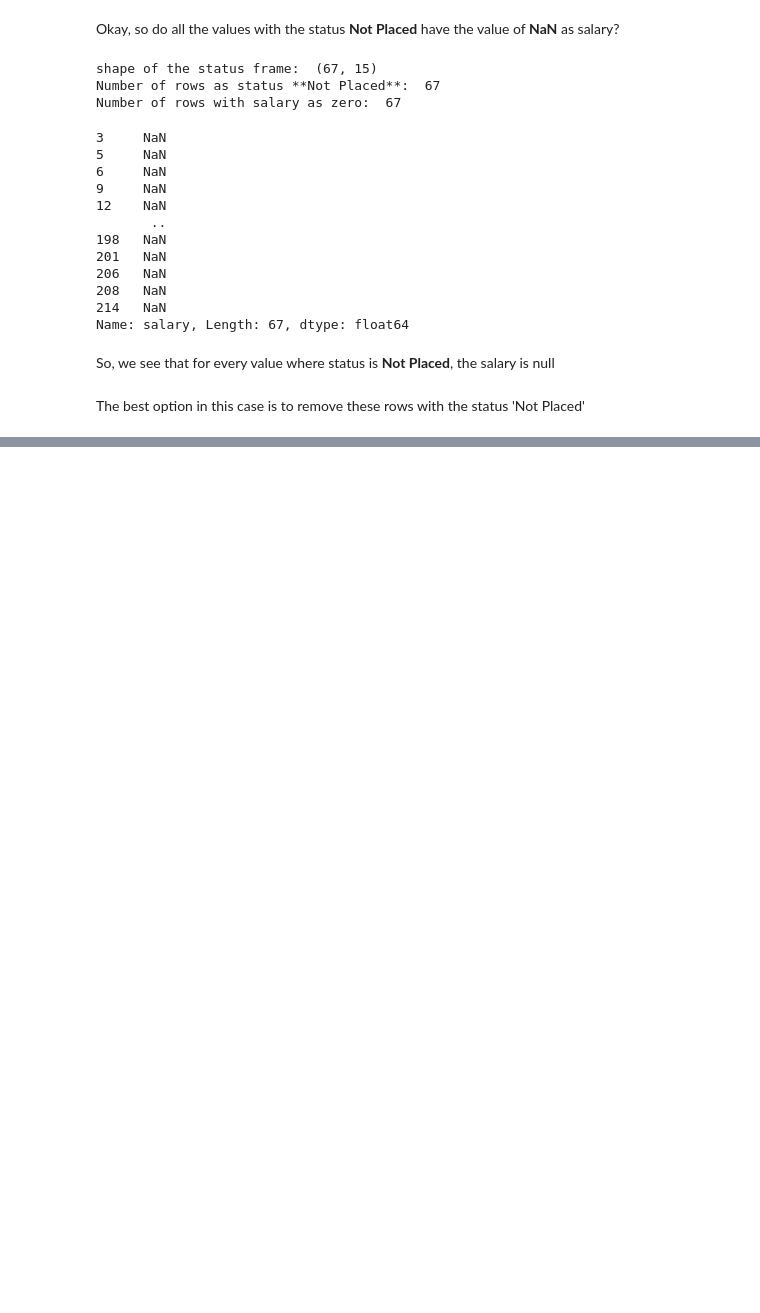
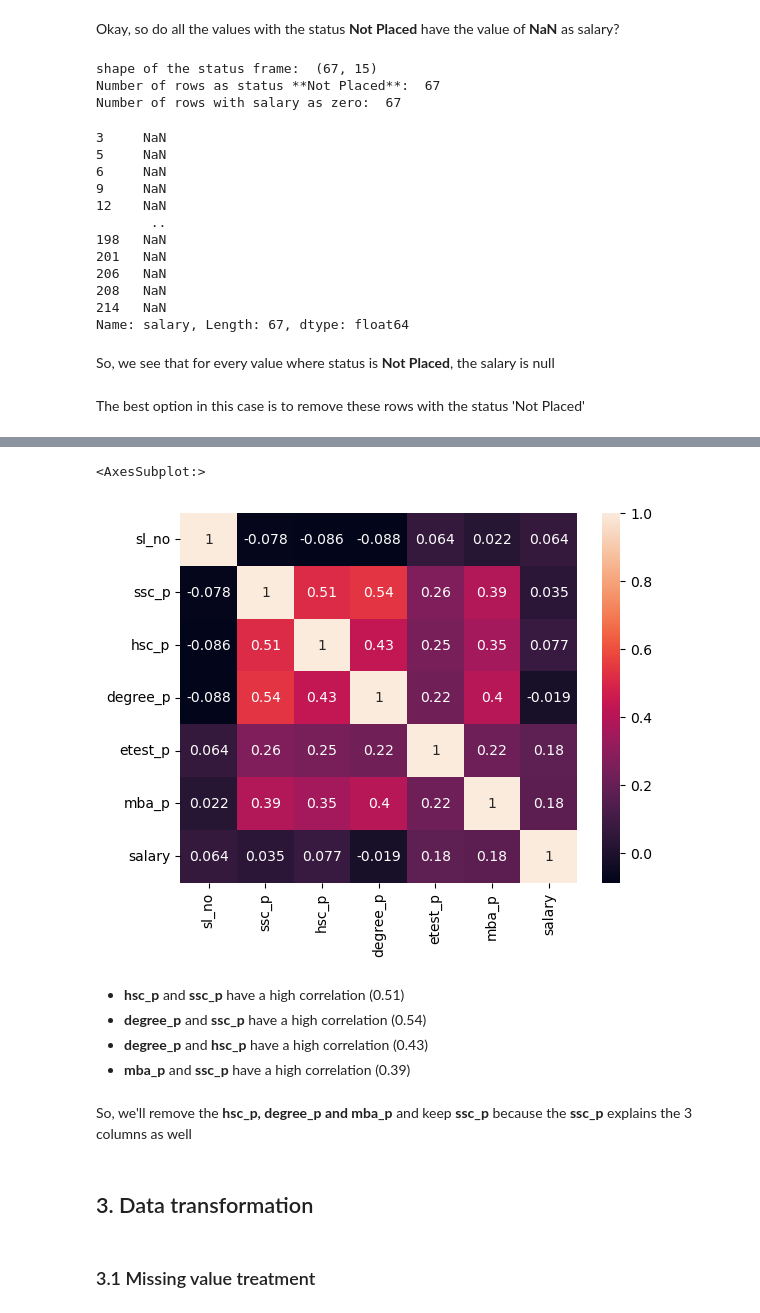
Before and after one commit to Lynne2002/campus-recruitment-linear_regression, a Jupyter notebook: index.ipynb, the cells around one changed output, grey strips where cells are left out. Saved outputs shown, nothing was run; the diff lists cells and outputs as text; code cells hidden in the pictures; blank space fills up the shorter version.

```diff
--- a/index.ipynb
+++ b/index.ipynb
@@ -162,0 +228,16 @@ The best option in this case is to remove these rows with the status 'Not Placed
+# %%
+sns.heatmap(data_df.corr(), annot = True)
+# %% [output]
+<AxesSubplot:>
+[figure, added]
+# %% [markdown]
+- **hsc_p** and **ssc_p** have a high correlation (0.51)
+- **degree_p** and **ssc_p** have a high correlation (0.54)
+- **degree_p** and **hsc_p** have a high correlation (0.43)
+- **mba_p** and **ssc_p** have a high correlation (0.39)
+# %% [markdown]
+So, we'll remove the **hsc_p, degree_p and mba_p** and keep **ssc_p** because the **ssc_p** explains the 3 columns as well
+# %% [markdown]
+## 3. Data transformation
+# %% [markdown]
+### 3.1 Missing value treatment
```
Also changed, not shown: parts of 18 cells of this notebook.
